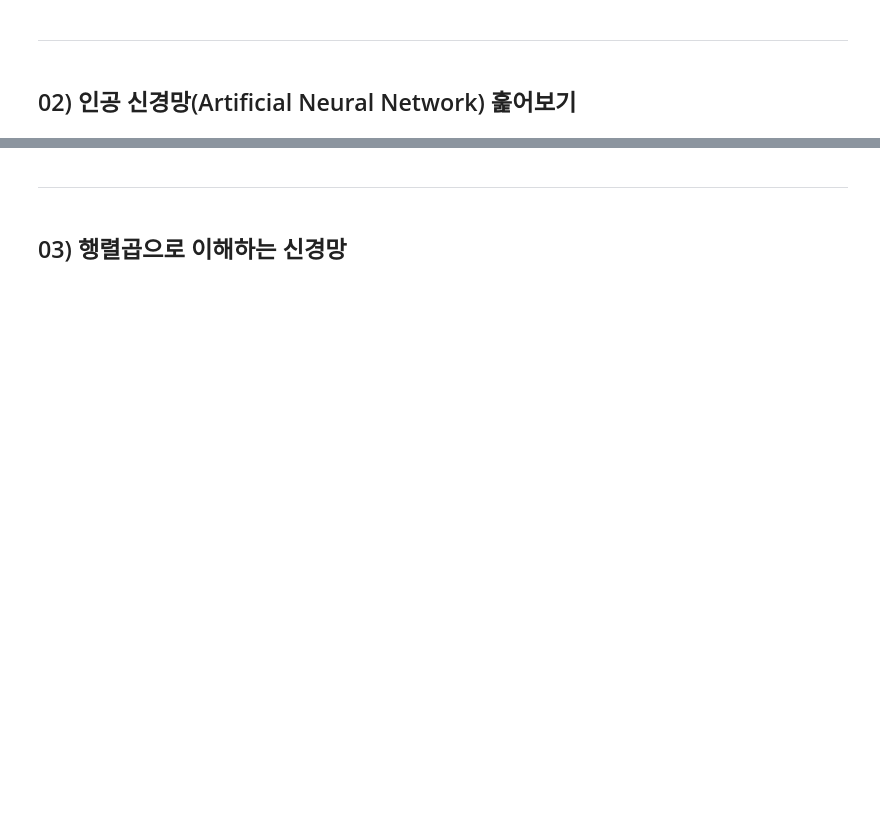
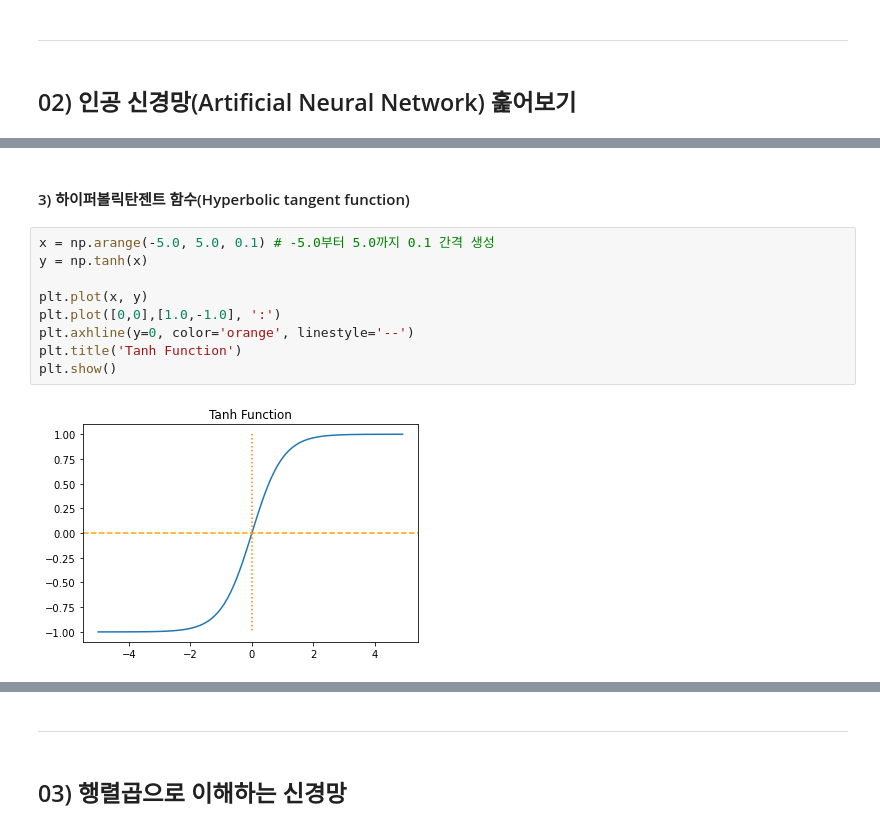
Before and after one commit to euneun316/NLP-Study, a Jupyter notebook: tensorflow-nlp-tutorial/Deep_Learning.ipynb, the cells around one changed output, grey strips where cells are left out. Saved outputs shown, nothing was run; the diff lists cells and outputs as text; blank space fills up the shorter version.

```diff
--- a/tensorflow-nlp-tutorial/Deep_Learning.ipynb
+++ b/tensorflow-nlp-tutorial/Deep_Learning.ipynb
@@ -10,0 +120,13 @@
+# %% [markdown]
+#### 3) 하이퍼볼릭탄젠트 함수(Hyperbolic tangent function)
+# %%
+x = np.arange(-5.0, 5.0, 0.1) # -5.0부터 5.0까지 0.1 간격 생성
+y = np.tanh(x)
+
+plt.plot(x, y)
+plt.plot([0,0],[1.0,-1.0], ':')
+plt.axhline(y=0, color='orange', linestyle='--')
+plt.title('Tanh Function')
+plt.show()
+# %% [output]
+[figure, added]
```
Also changed, not shown: parts of 34 cells of this notebook.
